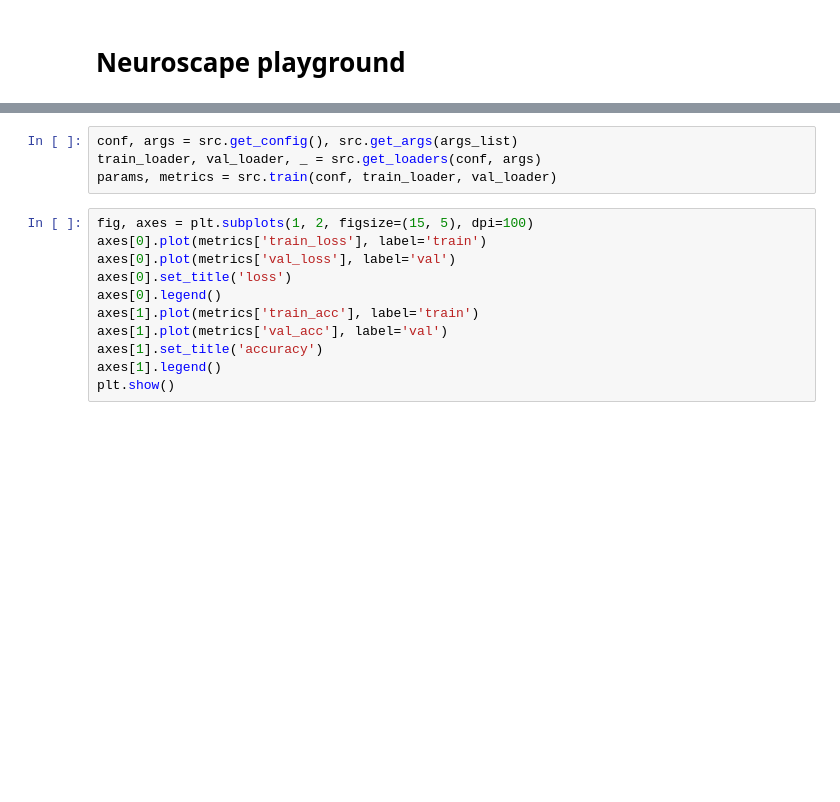
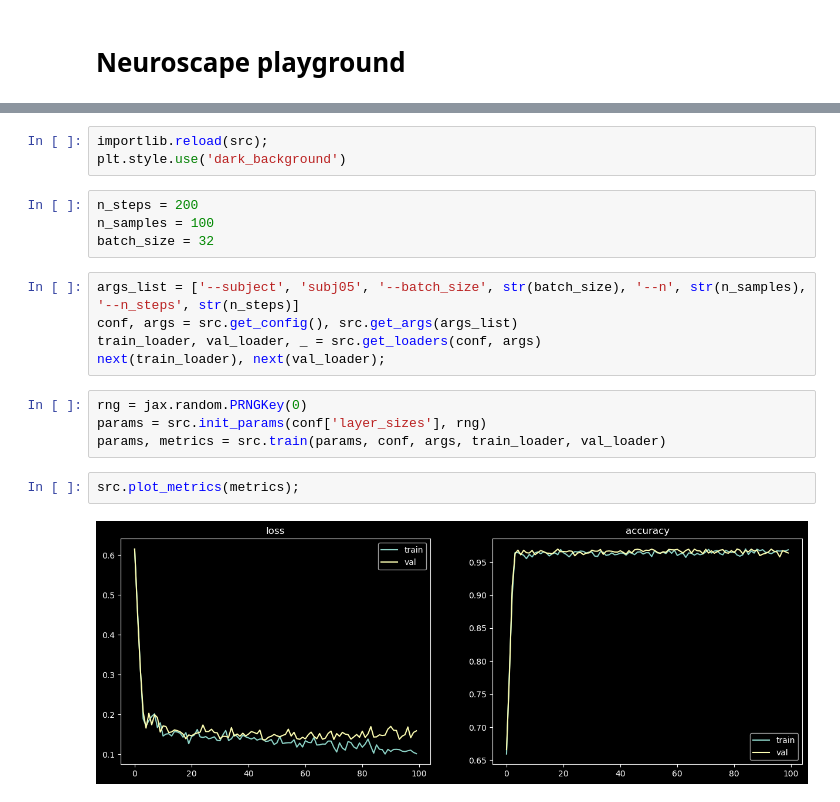
Before and after one commit to syrkis/neuroscope, a Jupyter notebook: notebook.ipynb, the cells around one changed output, grey strips where cells are left out. Drawn from its saved outputs; the diff is of its cells as text; blank space fills up the shorter version.

```diff
--- a/notebook.ipynb
+++ b/notebook.ipynb
@@ -16,15 +11,20 @@ args_list = ['--subject', 'subj05',
+# %%
+importlib.reload(src);
+plt.style.use('dark_background')
+# %%
+n_steps = 200
+n_samples = 100
+batch_size = 32
 # %%
+args_list = ['--subject', 'subj05', '--batch_size', str(batch_size), '--n', str(n_samples), '--n_steps', str(n_steps)]
 conf, args = src.get_config(), src.get_args(args_list)
 train_loader, val_loader, _ = src.get_loaders(conf, args)
-params, metrics = src.train(conf, train_loader, val_loader)
+next(train_loader), next(val_loader);
-# %%
-fig, axes = plt.subplots(1, 2, figsize=(15, 5), dpi=100)
-axes[0].plot(metrics['train_loss'], label='train')
-axes[0].plot(metrics['val_loss'], label='val')
-axes[0].set_title('loss')
-axes[0].legend()
-axes[1].plot(metrics['train_acc'], label='train')
-axes[1].plot(metrics['val_acc'], label='val')
-axes[1].set_title('accuracy')
-axes[1].legend()
-plt.show()
+# %%
+rng = jax.random.PRNGKey(0)
+params = src.init_params(conf['layer_sizes'], rng)
+params, metrics = src.train(params, conf, args, train_loader, val_loader)
+# %%
+src.plot_metrics(metrics);
+# %% [output]
+[figure, added]
```
Also changed, not shown: parts of 2 cells of this notebook, 6 other files.
